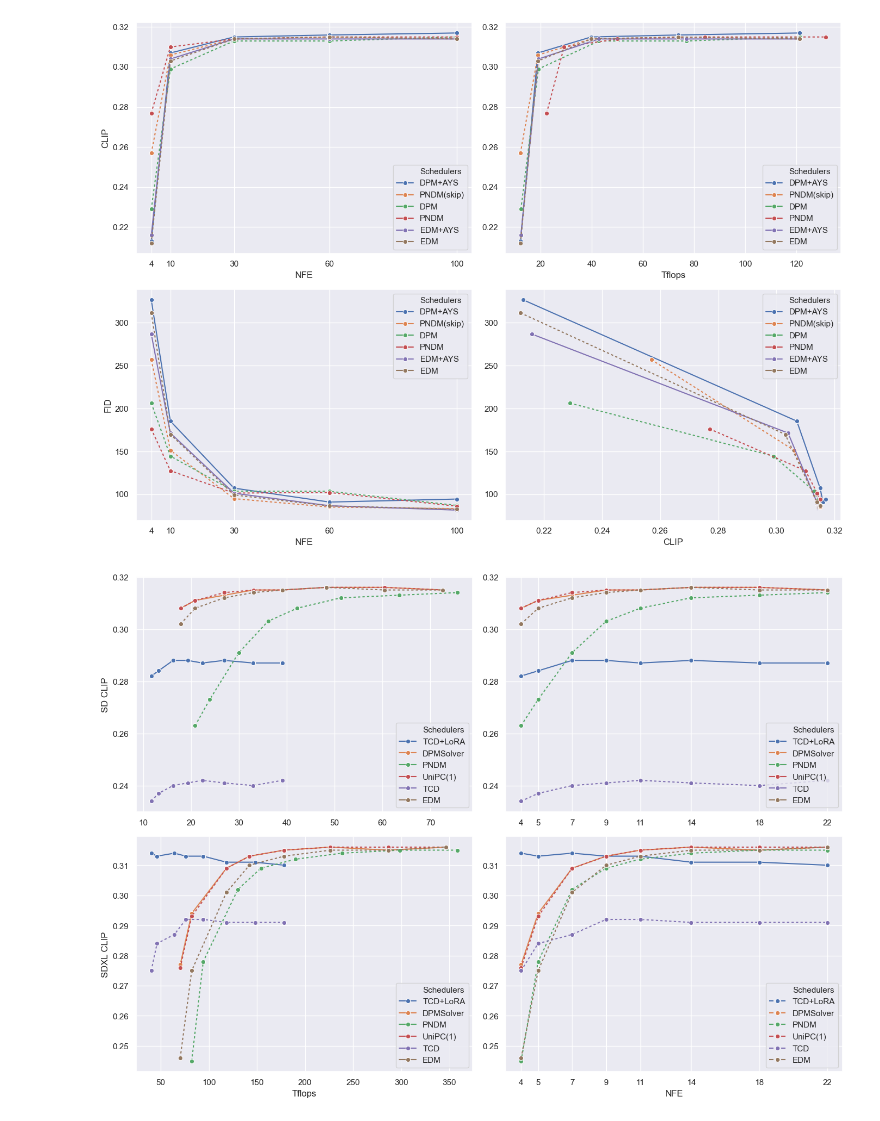
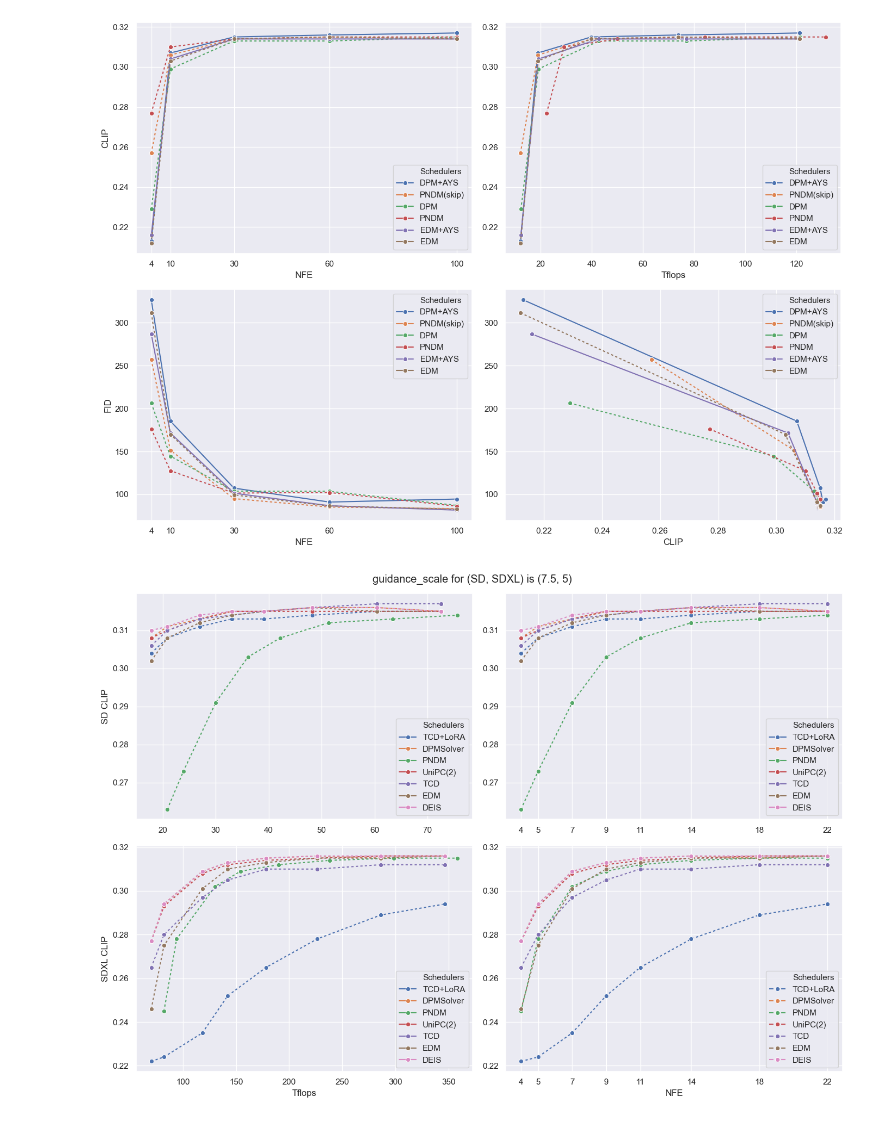
Before and after one commit to philurame/diffusion-speedup, a Jupyter notebook: extra/graphics.ipynb, the cells around one changed output. Cells and saved outputs as stored; diff of their text form; code cells hidden in the pictures.

Commit message:
add DEISM solver, guidance scale 1 results, prettify everything

```diff
--- a/extra/graphics.ipynb
+++ b/extra/graphics.ipynb
@@ -394,61 +356,68 @@ import seaborn as sns
 import matplotlib.pyplot as plt
 
 '''
-UniPC(2) is looking the very same (a litlle worse) as DPMSolver
+UniPC(1) is looking the very same (a little better) as DPMSolver
 '''
 
 RES=[
-  ([178.225, 148.216, 118.207, 94.176, 76.124, 64.168, 46.115, 40.137],
-  [0.31, 0.311, 0.311, 0.313, 0.313, 0.314, 0.313, 0.314],
+ ([346.418, 286.4, 226.383, 178.321, 142.217, 118.304, 82.199, 70.243],
+  [0.294, 0.289, 0.278, 0.265, 0.252, 0.235, 0.224, 0.222],
   ['None', 'None', 'None', 'None', 'None', 'None', 'None', 'None']),
  ([346.418, 286.4, 226.383, 178.321, 142.217, 118.304, 82.199, 70.243],
   [0.316, 0.315, 0.316, 0.315, 0.313, 0.309, 0.294, 0.277],
   ['None', 'None', 'None', 'None', 'None', 'None', 'None', 'None']),
  ([358.374, 298.357, 238.339, 190.278, 154.173, 130.26, 94.155, 82.199],
   [0.315, 0.315, 0.314, 0.312, 0.309, 0.302, 0.278, 0.245],
+  ['None', 'None', 'None', 'None', 'None', 'None', 'None', 'None']), # PNDM(skipskip=False)? need verification
+ ([346.418, 286.4, 226.383, 178.321, 142.217, 118.304, 82.199, 70.243],
+  [0.316, 0.316, 0.315, 0.314, 0.312, 0.308, 0.293, 0.277],
+  ['None', 'None', 'None', 'None', 'None', 'None', 'None', 'None']), # UniPC2
+#  ([346.418, 286.4, 226.383, 178.321, 142.217, 118.304, 82.199, 70.243],
+#   [0.316, 0.316, 0.316, 0.315, 0.313, 0.309, 0.293, 0.276],
+#   ['None', 'None', 'None', 'None', 'None', 'None', 'None', 'None']), # UniPC1
+ ([346.418, 286.4, 226.383, 178.321, 142.217, 118.304, 82.199, 70.243],
+  [0.312, 0.312, 0.31, 0.31, 0.305, 0.297, 0.28, 0.265],
   ['None', 'None', 'None', 'None', 'None', 'None', 'None', 'None']),
-#  ([346.418, 286.4, 226.383, 178.321, 142.217, 118.304, 82.199, 70.243],
-#   [0.316, 0.316, 0.315, 0.314, 0.312, 0.308, 0.293, 0.277],
-#   ['None', 'None', 'None', 'None', 'None', 'None', 'None', 'None']), # UniPC2
- ([346.418, 286.4, 226.383, 178.321, 142.217, 118.304, 82.199, 70.243],
-  [0.316, 0.316, 0.316, 0.315, 0.313, 0.309, 0.293, 0.276],
-  ['None', 'None', 'None', 'None', 'None', 'None', 'None', 'None']), # UniPC1
- ([178.225, 148.216, 118.207, 94.176, 76.124, 64.168, 46.115, 40.137],
-  [0.291, 0.291, 0.291, 0.292, 0.292, 0.287, 0.284, 0.275],
-  ['None', 'None', 'None', 'None', 'None', 'None', 'None', 'None']), # TCD no LoRA
  ([346.418, 286.4, 226.383, 178.321, 142.217, 118.304, 82.199, 70.243],
   [0.316, 0.315, 0.315, 0.313, 0.31, 0.301, 0.275, 0.246],
   ['None', 'None', 'None', 'None', 'None', 'None', 'None', 'None']),
+ ([346.418, 286.4, 226.383, 178.321, 142.217, 118.304, 82.199, 70.243],
+  [0.316, 0.316, 0.316, 0.315, 0.313, 0.309, 0.294, 0.277],
+  ['None', 'None', 'None', 'None', 'None', 'None', 'None', 'None']),
 
- ([39.093, 33.008, 26.923, 22.359, 19.316, 16.274, 13.232, 11.71],
-  [0.287, 0.287, 0.288, 0.287, 0.288, 0.288, 0.284, 0.282],
+ ([72.604, 60.434, 48.265, 39.137, 33.052, 26.967, 20.882, 17.84],
+  [0.315, 0.315, 0.314, 0.313, 0.313, 0.311, 0.308, 0.304],
   ['None', 'None', 'None', 'None', 'None', 'None', 'None', 'None']),
  ([72.604, 60.434, 48.265, 39.137, 33.052, 26.967, 20.882, 17.84],
   [0.315, 0.316, 0.316, 0.315, 0.315, 0.313, 0.311, 0.308],
   ['None', 'None', 'None', 'None', 'None', 'None', 'None', 'None']),
  ([75.647, 63.477, 51.307, 42.18, 36.095, 30.01, 23.925, 20.882],
   [0.314, 0.313, 0.312, 0.308, 0.303, 0.291, 0.273, 0.263],
+  ['None', 'None', 'None', 'None', 'None', 'None', 'None', 'None']), # PNDM(skip=False)? need verification
+ ([72.604, 60.434, 48.265, 39.137, 33.052, 26.967, 20.882, 17.84],
+  [0.315, 0.315, 0.315, 0.315, 0.315, 0.313, 0.31, 0.308],
+  ['None', 'None', 'None', 'None', 'None', 'None', 'None', 'None']), # UniPC2
+#  ([72.604, 60.434, 48.265, 39.137, 33.052, 26.967, 20.882, 17.84],
+#   [0.315, 0.316, 0.316, 0.315, 0.315, 0.314, 0.311, 0.308],
+#   ['None', 'None', 'None', 'None', 'None', 'None', 'None', 'None']), # UniPC1
+ ([72.604, 60.434, 48.265, 39.137, 33.052, 26.967, 20.882, 17.84],
+  [0.317, 0.317, 0.316, 0.315, 0.314, 0.313, 0.31, 0.306],
   ['None', 'None', 'None', 'None', 'None', 'None', 'None', 'None']),
-#  ([72.604, 60.434, 48.265, 39.137, 33.052, 26.967, 20.882, 17.84],
-#   [0.315, 0.315, 0.315, 0.315, 0.315, 0.313, 0.31, 0.308],
-#   ['None', 'None', 'None', 'None', 'None', 'None', 'None', 'None']), # UniPC2
- ([72.604, 60.434, 48.265, 39.137, 33.052, 26.967, 20.882, 17.84],
-  [0.315, 0.316, 0.316, 0.315, 0.315, 0.314, 0.311, 0.308],
-  ['None', 'None', 'None', 'None', 'None', 'None', 'None', 'None']), # UniPC1
- ([39.093, 33.008, 26.923, 22.359, 19.316, 16.274, 13.232, 11.71],
-  [0.242, 0.24, 0.241, 0.242, 0.241, 0.24, 0.237, 0.234],
-  ['None', 'None', 'None', 'None', 'None', 'None', 'None', 'None']), # TCD no LoRA
  ([72.604, 60.434, 48.265, 39.137, 33.052, 26.967, 20.882, 17.84],
   [0.315, 0.315, 0.316, 0.315, 0.314, 0.312, 0.308, 0.302],
-  ['None', 'None', 'None', 'None', 'None', 'None', 'None', 'None'])]
+  ['None', 'None', 'None', 'None', 'None', 'None', 'None', 'None']),
+ ([72.604, 60.434, 48.265, 39.137, 33.052, 26.967, 20.882, 17.84],
+  [0.315, 0.316, 0.316, 0.315, 0.315, 0.314, 0.311, 0.31],
+  ['None', 'None', 'None', 'None', 'None', 'None', 'None', 'None']),
+]
 
 
 NFE = [4, 5, 7, 9, 11, 14, 18, 22][::-1]
 
-names = ['TCD+LoRA', 'DPMSolver', 'PNDM', 'UniPC(1)', 'TCD', 'EDM']
+names = ['TCD+LoRA', 'DPMSolver', 'PNDM', 'UniPC(2)', 'TCD', 'EDM', 'DEIS']
 
 
-styles = ['--', '--'] + ['-.', '-.', '-.', '-.']
+styles = ['-.', '-.'] + ['-.', '-.', '-.', '-.', '-.']
 dashes = {'--': '', '-.': (2,2)}
 
 RES_SD = RES[len(names):]
@@ -464,32 +433,33 @@ data = {
   'Style': [style for style in styles for _ in range(len(NFE))],
 }
 df = pd.DataFrame(data)
 
 
 # first row 2 imgs, second row one img:
 fig, axes = plt.subplot_mosaic([['SDTflopsCLIP', 'SDTflopsCLIP', 'SDNFECLIP', 'SDNFECLIP'], ['SDXLTflopsCLIP', 'SDXLTflopsCLIP', 'SDXLNFECLIP', 'SDXLNFECLIP']], figsize=(14, 10))
 
 sns.set_theme()
 sns.lineplot(x='SD Tflops', y='SD CLIP', hue='Schedulers', data=df, marker='o', ax=axes['SDTflopsCLIP'], dashes=dashes, style='Style')
 sns.lineplot(x='NFE', y='SD CLIP', hue='Schedulers', data=df, marker='o', ax=axes['SDNFECLIP'], dashes=dashes, style='Style')
 sns.lineplot(x='SDXL Tflops', y='SDXL CLIP', hue='Schedulers', data=df, marker='o', ax=axes['SDXLTflopsCLIP'], dashes=dashes, style='Style')
 sns.lineplot(x='NFE', y='SDXL CLIP', hue='Schedulers', data=df, marker='o', ax=axes['SDXLNFECLIP'], linestyle='--', dashes=dashes, style='Style')
 
 # no xlabel:
 axes['SDNFECLIP'].set_xlabel('')
 axes['SDTflopsCLIP'].set_xlabel('')
 axes['SDXLTflopsCLIP'].set_xlabel('Tflops')
 axes['SDXLNFECLIP'].set_ylabel('')
 axes['SDNFECLIP'].set_ylabel('')
 
 axes['SDNFECLIP'].set_xticks(NFE)
 axes['SDXLNFECLIP'].set_xticks(NFE)
 
+fig.suptitle('guidance_scale for (SD, SDXL) is (7.5, 5)')
 plt.tight_layout()
 # get rid of "Style" in the legend:
 for ax in [axes[name] for name in axes if name not in ['n1', 'n2']]:
   ax.grid(visible=True)
   handles, labels = ax.get_legend_handles_labels()
-  ax.legend(handles=handles[:-len(dashes)-1], labels=labels[:-len(dashes)-1])
+  ax.legend(handles=handles[:-len(dashes)], labels=labels[:-len(dashes)])
 # %% [output]
-[figure, old version]
+[figure, new version]
```
Also changed, not shown: parts of 3 cells of this notebook, 3 other files.
